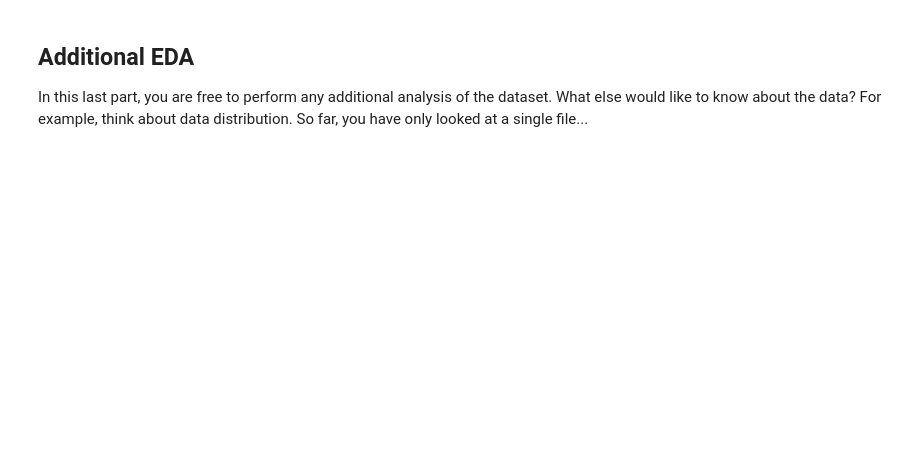
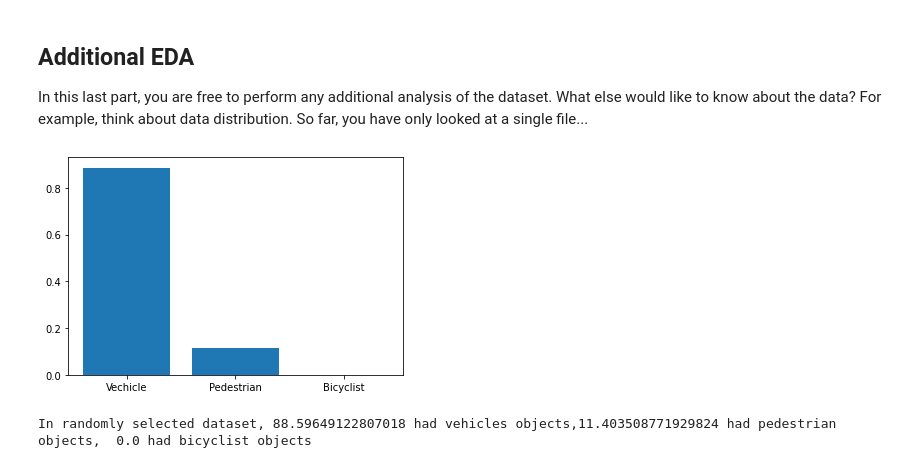
Before and after one commit to Abhishek2011992/SDC-P1, a Jupyter notebook: Exploratory Data Analysis.ipynb, the cells around one changed output. Cells and saved outputs as stored; diff of their text form; code cells hidden in the pictures; blank space fills up the shorter version.

```diff
--- a/Exploratory Data Analysis.ipynb
+++ b/Exploratory Data Analysis.ipynb
@@ -91,3 +94,41 @@ display_images(dataset.take(10))
 
 In this last part, you are free to perform any additional analysis of the dataset. What else would like to know about the data?
 For example, think about data distribution. So far, you have only looked at a single file...
+# %%
+#display class distribution across dataset
+def display_class_distribution_over_dataset(batch):
+
+    fig, ax = plt.subplots(nrows = 1, ncols=1)
+    no_of_vehicles_in_dataset = 0
+    no_of_pedestrian_in_dataset =0
+    no_of_bicyclist_in_dataset = 0
+    for index, plotdata in enumerate(batch):
+        rectangle_boxes_class_list = plotdata['groundtruth_classes']
+        # get all the class
+        for rectangle_class in rectangle_boxes_class_list:
+            if rectangle_class == 1:
+                no_of_vehicles_in_dataset = no_of_vehicles_in_dataset+1
+            elif rectangle_class == 2:
+                no_of_pedestrian_in_dataset = no_of_pedestrian_in_dataset+1
+            else:
+                no_of_bicyclist_in_dataset = no_of_bicyclist_in_dataset+1
+
+    total_objects = no_of_vehicles_in_dataset+no_of_pedestrian_in_dataset+no_of_bicyclist_in_dataset
+    class_distribution_over_dataset =[no_of_vehicles_in_dataset/total_objects,
+                                                   no_of_pedestrian_in_dataset/total_objects,
+                                                  no_of_bicyclist_in_dataset/total_objects]
+    ax.bar(["Vechicle","Pedestrian", "Bicyclist"],class_distribution_over_dataset)
+
+    plt.show()
+    plt.close(fig)
+
+    return class_distribution_over_dataset[0], class_distribution_over_dataset[1], class_distribution_over_dataset[2]
+# %%
+c1,c2,c3 = display_class_distribution_over_dataset(random_pick)
+print("In randomly selected dataset, \
+{} had vehicles objects,\
+{} had pedestrian objects,  \
+{} had bicyclist objects".format(c1*100,c2*100,c3*100))
+# %% [output]
+[figure, added]
+In randomly selected dataset, 88.59649122807018 had vehicles objects,11.403508771929824 had pedestrian objects,  0.0 had bicyclist objects
```
Also changed, not shown: parts of 8 cells of this notebook, 1 other file.
